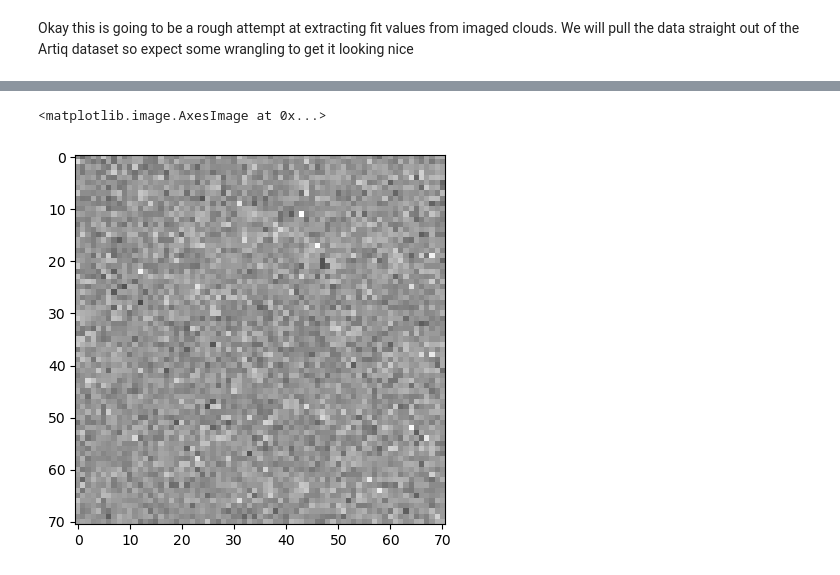
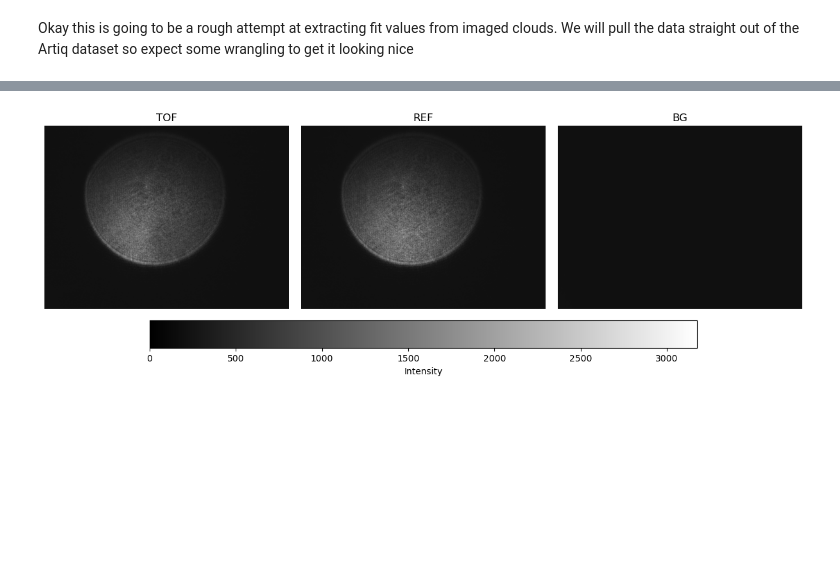
Before and after one commit to harrykendell/ARTIQ, a Jupyter notebook: analysis/absorption_imaging.ipynb, the cells around one changed output, grey strips where cells are left out. Drawn from its saved outputs; the diff is of its cells as text; code cells hidden in the pictures; blank space fills up the shorter version.

```diff
--- a/analysis/absorption_imaging.ipynb
+++ b/analysis/absorption_imaging.ipynb
@@ -106,10 +13,38 @@ plt.show()
-# %%
-plt.imshow(
-    imgs["MOT"], vmin=vmin, vmax=vmax, cmap="grey"
-)
-# %% [output]
-<matplotlib.image.AxesImage at 0x...>
-[figure, removed]
+# %%
+import numpy as np
+import matplotlib.pyplot as plt
+from artiq.frontend.artiq_master import DatasetDB
+
+db = DatasetDB("/home/ae19663/artiq/dataset_db.mdb")
+temp = {k: v[1] for k, v in db.data.raw_view.items()}
+def rot_and_flip(arr):
+    return np.rot90(np.flip(arr, 1))
+
+imgs = {
+    "TOF": rot_and_flip(db.data.raw_view["Images.absorption.TOF"][1]),
+    "REF": rot_and_flip(db.data.raw_view["Images.absorption.REF"][1]),
+    "BG": rot_and_flip(db.data.raw_view["Images.absorption.BG"][1]),
+}
+
+# plot the three images in a 1x3 grid
+absmax = max([img.max() for img in imgs.values()])
+absmin = min([img.min() for img in imgs.values()])
+
+fig, axs = plt.subplots(1, 3, figsize=(12, 4), constrained_layout=True)
+
+# Plot each image
+for i, (name, img) in enumerate(imgs.items()):
+    im = axs[i].imshow(img, cmap="gray", vmin=absmin, vmax=absmax)
+    axs[i].set_title(name)
+    axs[i].axis("off")
+
+# Add a single colorbar on the bottom
+cbar = fig.colorbar(im, ax=axs, location="bottom", orientation="horizontal", shrink=0.8)
+cbar.set_label("Intensity")
+
+plt.show()
+# %% [output]
+[figure, added]
 # %%
 from scipy.ndimage import gaussian_filter
 import logging
```
Also changed, not shown: parts of 5 cells of this notebook, 9 other files.
